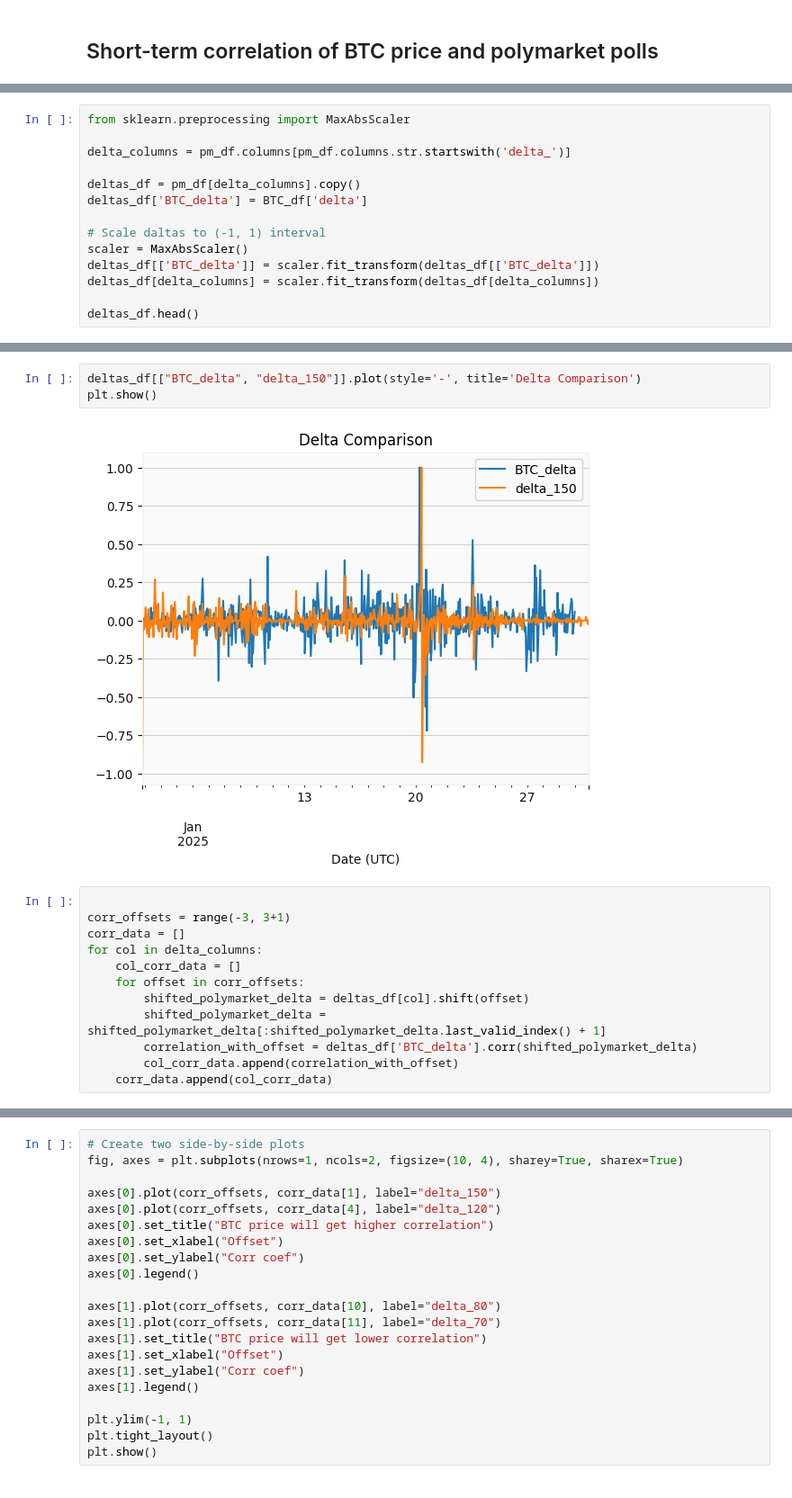
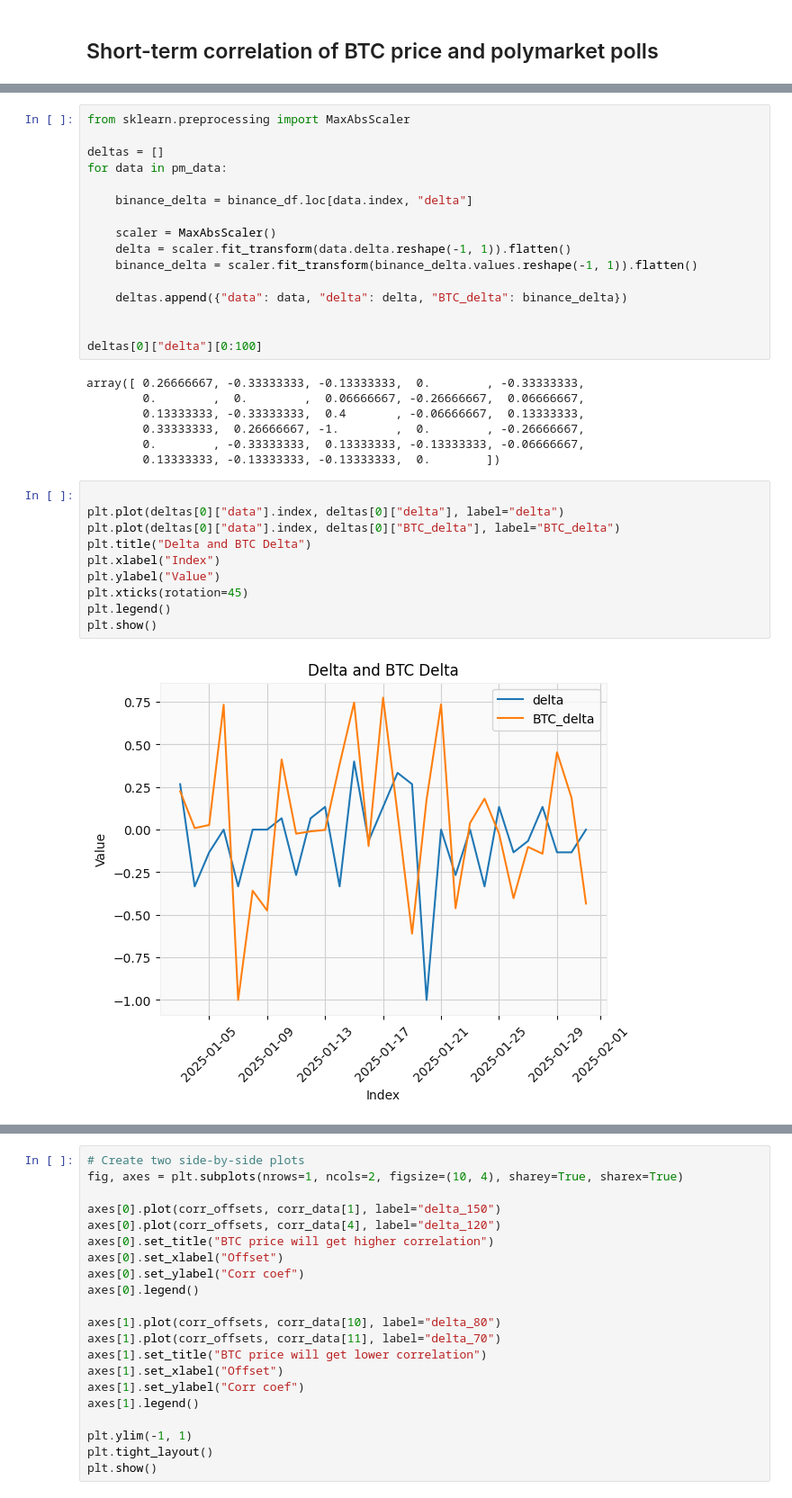
Before and after one commit to DiceNameIsMy/algotrading, a Jupyter notebook: src/main.ipynb, the cells around one changed output, grey strips where cells are left out. Shown at 90% size. Cells and saved outputs as stored; diff of their text form.

Commit message:
fix: Issue with df having NaN values

```diff
--- a/src/main.ipynb
+++ b/src/main.ipynb
@@ -155,14 +175,0 @@ plt.show()
-# %%
-from sklearn.preprocessing import MaxAbsScaler
-
-delta_columns = pm_df.columns[pm_df.columns.str.startswith('delta_')]
-
-deltas_df = pm_df[delta_columns].copy()
-deltas_df['BTC_delta'] = BTC_df['delta']
-
-# Scale daltas to (-1, 1) interval
-scaler = MaxAbsScaler()
-deltas_df[['BTC_delta']] = scaler.fit_transform(deltas_df[['BTC_delta']])
-deltas_df[delta_columns] = scaler.fit_transform(deltas_df[delta_columns])
-
-deltas_df.head()
@@ -177,17 +176,35 @@ deltas_df.head()
-# %%
-deltas_df[["BTC_delta", "delta_150"]].plot(style='-', title='Delta Comparison')
-plt.show()
-# %% [output]
-[figure, removed]
-# %%
-
-corr_offsets = range(-3, 3+1)
-corr_data = []
-for col in delta_columns:
-    col_corr_data = []
-    for offset in corr_offsets:
-        shifted_polymarket_delta = deltas_df[col].shift(offset)
-        shifted_polymarket_delta = shifted_polymarket_delta[:shifted_polymarket_delta.last_valid_index() + 1]
-        correlation_with_offset = deltas_df['BTC_delta'].corr(shifted_polymarket_delta)
-        col_corr_data.append(correlation_with_offset)
-    corr_data.append(col_corr_data)
+# %%
+from sklearn.preprocessing import MaxAbsScaler
+
+deltas = []
+for data in pm_data:
+
+    binance_delta = binance_df.loc[data.index, "delta"]
+
+    scaler = MaxAbsScaler()
+    delta = scaler.fit_transform(data.delta.reshape(-1, 1)).flatten()
+    binance_delta = scaler.fit_transform(binance_delta.values.reshape(-1, 1)).flatten()
+
+    deltas.append({"data": data, "delta": delta, "BTC_delta": binance_delta})
+
+
+deltas[0]["delta"][0:100]
+# %% [output]
+array([ 0.26666667, -0.33333333, -0.13333333,  0.        , -0.33333333,
+        0.        ,  0.        ,  0.06666667, -0.26666667,  0.06666667,
+        0.13333333, -0.33333333,  0.4       , -0.06666667,  0.13333333,
+        0.33333333,  0.26666667, -1.        ,  0.        , -0.26666667,
+        0.        , -0.33333333,  0.13333333, -0.13333333, -0.06666667,
+        0.13333333, -0.13333333, -0.13333333,  0.        ])
+# %%
+
+plt.plot(deltas[0]["data"].index, deltas[0]["delta"], label="delta")
+plt.plot(deltas[0]["data"].index, deltas[0]["BTC_delta"], label="BTC_delta")
+plt.title("Delta and BTC Delta")
+plt.xlabel("Index")
+plt.ylabel("Value")
+plt.xticks(rotation=45)
+plt.legend()
+plt.show()
+# %% [output]
+[figure, added]
```
Also changed, not shown: parts of 16 cells of this notebook, 4 other files.
